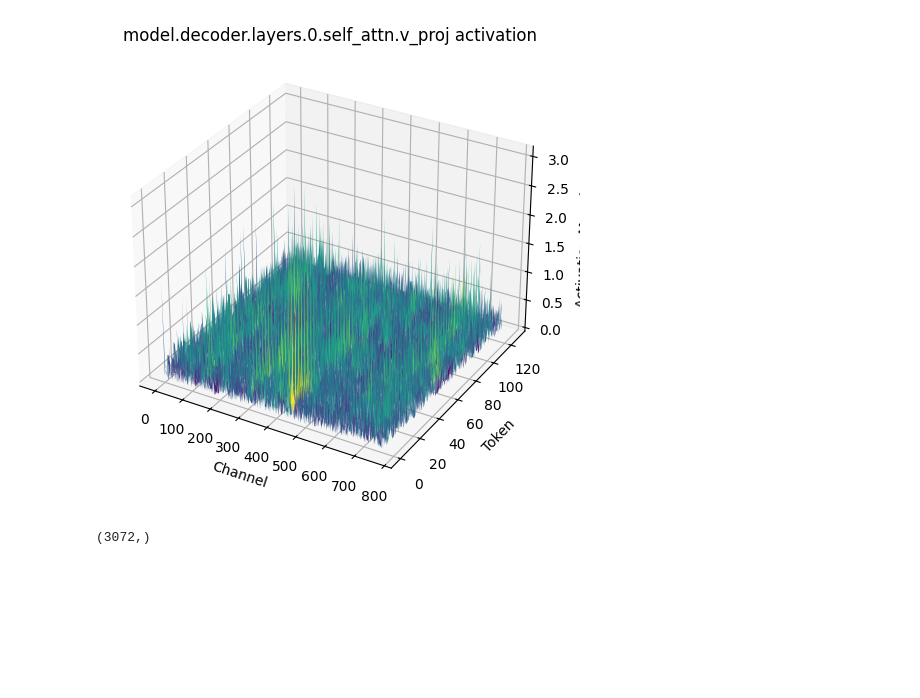
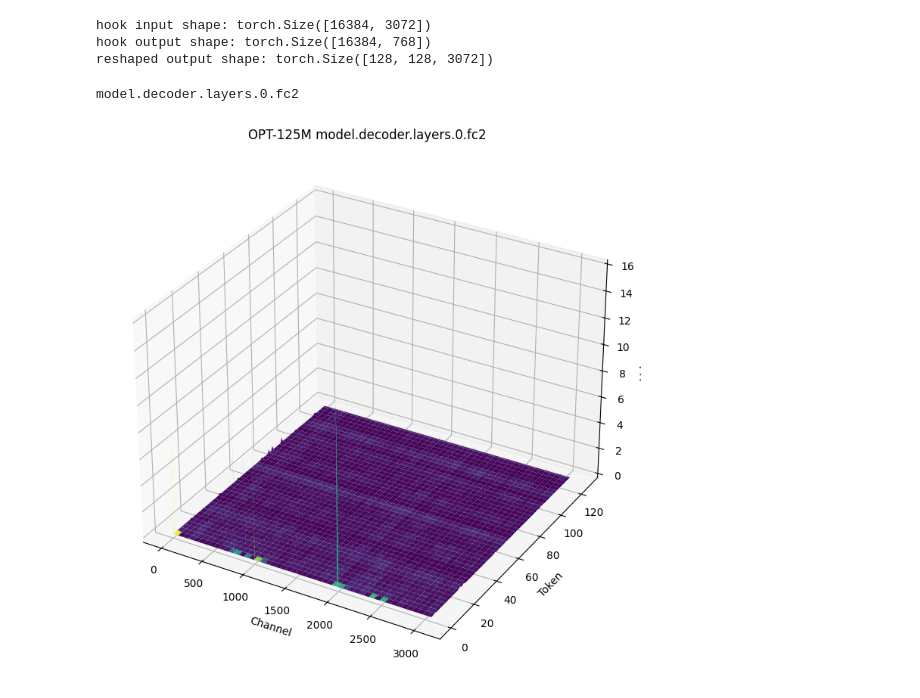
Before and after one commit to yunjun0914/Quantization, a Jupyter notebook: Practice/OPT/opt-125m.ipynb, the cells around one changed output. Cells and saved outputs as stored; diff of their text form; code cells hidden in the pictures; blank space fills up the shorter version.

Commit message:
OPT-125m oulier visualization

```diff
--- a/Practice/OPT/opt-125m.ipynb
+++ b/Practice/OPT/opt-125m.ipynb
@@ -328,39 +67,72 @@ act = acts["input"]
+# %%
+acts = {}
+def hook_fn(module, inputs, output):
+    acts["input"] = inputs[0].detach().float().cpu()
+    if isinstance(output, tuple):
+        output = output[0]
+    acts["output"] = output.detach().float().cpu()
+
+model.eval()
+target_module = model.model.decoder.layers[0].fc2
+handle = target_module.register_forward_hook(hook_fn)
+
+with torch.no_grad():
+    _ = model(input_ids = batch["input_ids"], attention_mask = batch["attention_mask"])
+
+
+handle.remove()
+
+print(f"hook input shape: {acts['input'].shape}")
+print(f"hook output shape: {acts['output'].shape}")
+
+batch_size = 128
+seq_len = 128
+
+Z = acts["input"].view(batch_size, seq_len, -1)
+print(f"reshaped output shape: {Z.shape}")
+# %% [output]
+hook input shape: torch.Size([16384, 3072])
+hook output shape: torch.Size([16384, 768])
+reshaped output shape: torch.Size([128, 128, 3072])
+# %%
+for name, module in model.named_modules():
+    if module is target_module:
+        target_module_name = name
+        break
+
+print(target_module_name)
+# %% [output]
+model.decoder.layers.0.fc2
 # %%
+import matplotlib.pyplot as plt
+
 sample_idx = 1
 
-A = act[sample_idx]   # [seq_len, channel]
-A = A.abs()
-Z = A.numpy()
-
-seq_len, num_channels = Z.shape
+A = Z[sample_idx].abs().numpy()
+seq_len, num_channels = A.shape
 
 X, Y = np.meshgrid(
     np.arange(num_channels),
     np.arange(seq_len),
 )
 
-fig = plt.figure(figsize=(9, 5))
-ax = fig.add_subplot(111, projection="3d")
+fig = plt.figure(figsize = (9, 11))
+ax = fig.add_subplot(111, projection= "3d")
 
 ax.plot_surface(
     X,
     Y,
-    Z,
-    cmap="viridis",
-    linewidth=0,
-    antialiased=True,
+    A,
+    cmap = "viridis",
+    linewidth = 0,
+    antialiased = True
 )
 
 ax.set_xlabel("Channel")
 ax.set_ylabel("Token")
-ax.set_zlabel("Activation Magnitude")
-ax.set_title(f"{target_layer} activation")
+ax.set_zlabel("Value")
+ax.set_title(f"OPT-125M {target_module_name}")
 
-plt.tight_layout()
 plt.show()
 # %% [output]
-[figure, old version]
+[figure, new version]
-# %%
-Z.shape
-# %% [output]
-(3072,)
```
Also changed, not shown: parts of 15 cells of this notebook.
